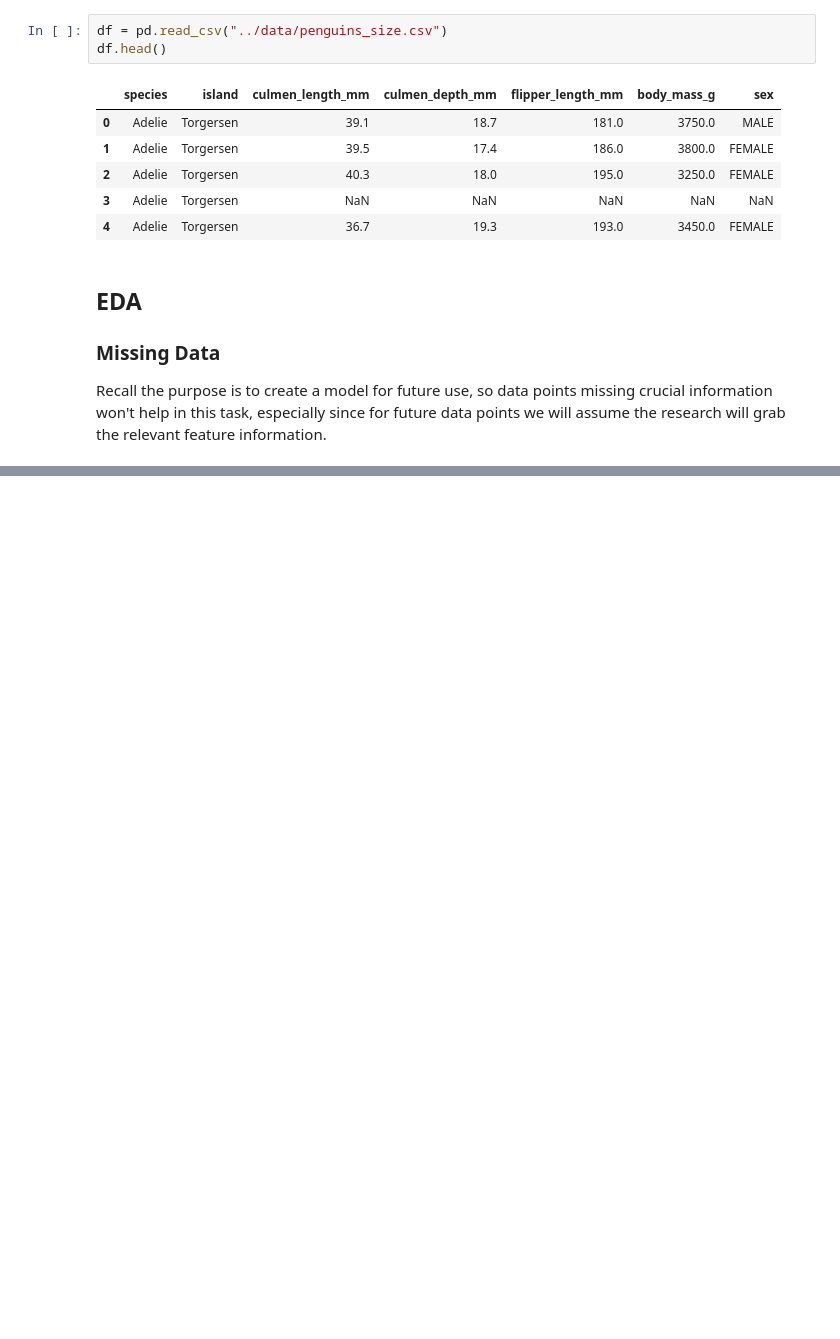
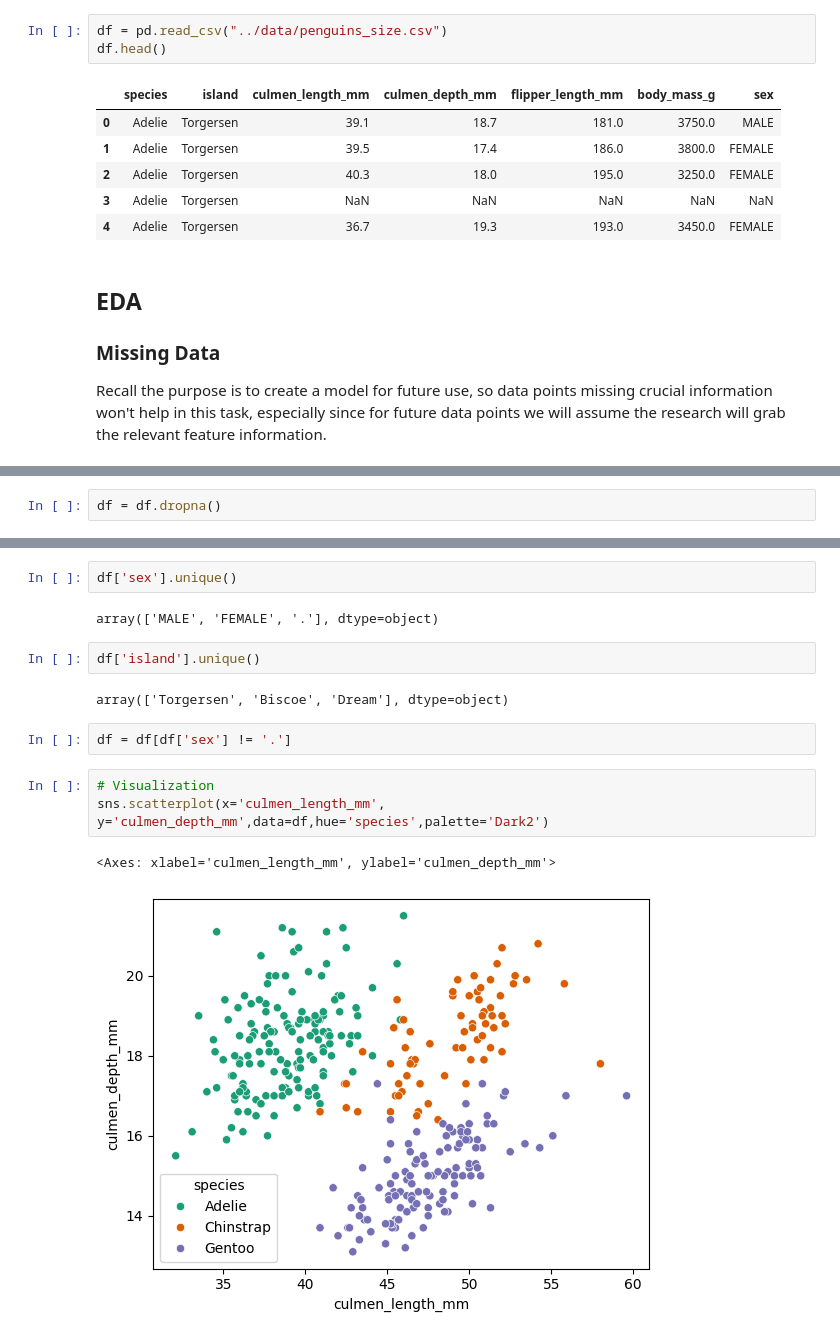
Before and after one commit to fumd03/Decision-Tree, a Jupyter notebook: notebook/main.ipynb, the cells around one changed output, grey strips where cells are left out. Cells and saved outputs as stored; diff of their text form; blank space fills up the shorter version.

```diff
--- a/notebook/main.ipynb
+++ b/notebook/main.ipynb
@@ -51,0 +85,2 @@ Recall the purpose is to create a model for future use, so data points missing c
+# %%
+df = df.dropna()
@@ -51,0 +113,16 @@ Recall the purpose is to create a model for future use, so data points missing c
+# %%
+df['sex'].unique()
+# %% [output]
+array(['MALE', 'FEMALE', '.'], dtype=object)
+# %%
+df['island'].unique()
+# %% [output]
+array(['Torgersen', 'Biscoe', 'Dream'], dtype=object)
+# %%
+df = df[df['sex'] != '.']
+# %%
+# Visualization
+sns.scatterplot(x='culmen_length_mm', y='culmen_depth_mm',data=df,hue='species',palette='Dark2')
+# %% [output]
+<Axes: xlabel='culmen_length_mm', ylabel='culmen_depth_mm'>
+[figure, added]
```
Also changed, not shown: parts of 41 cells of this notebook.
